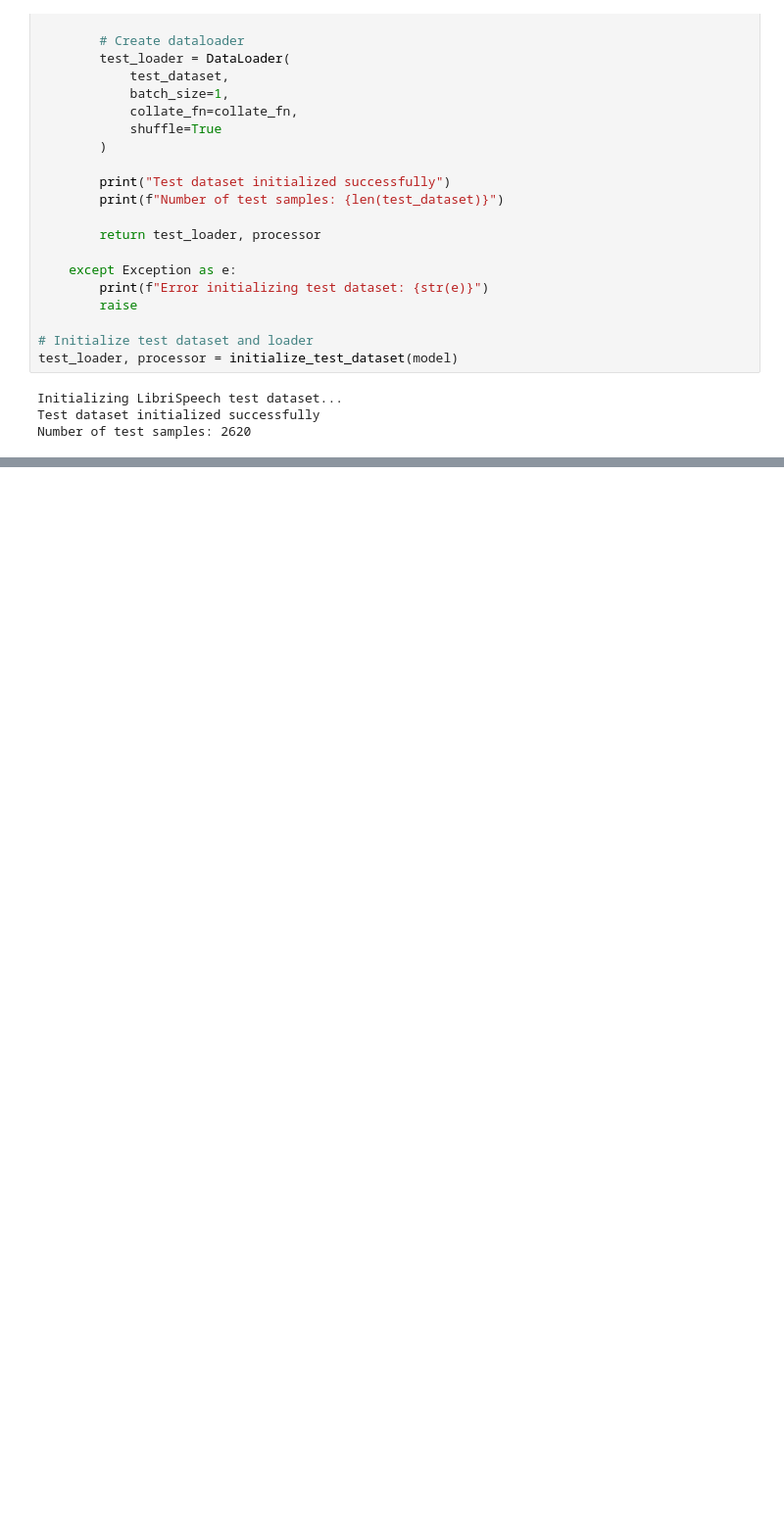
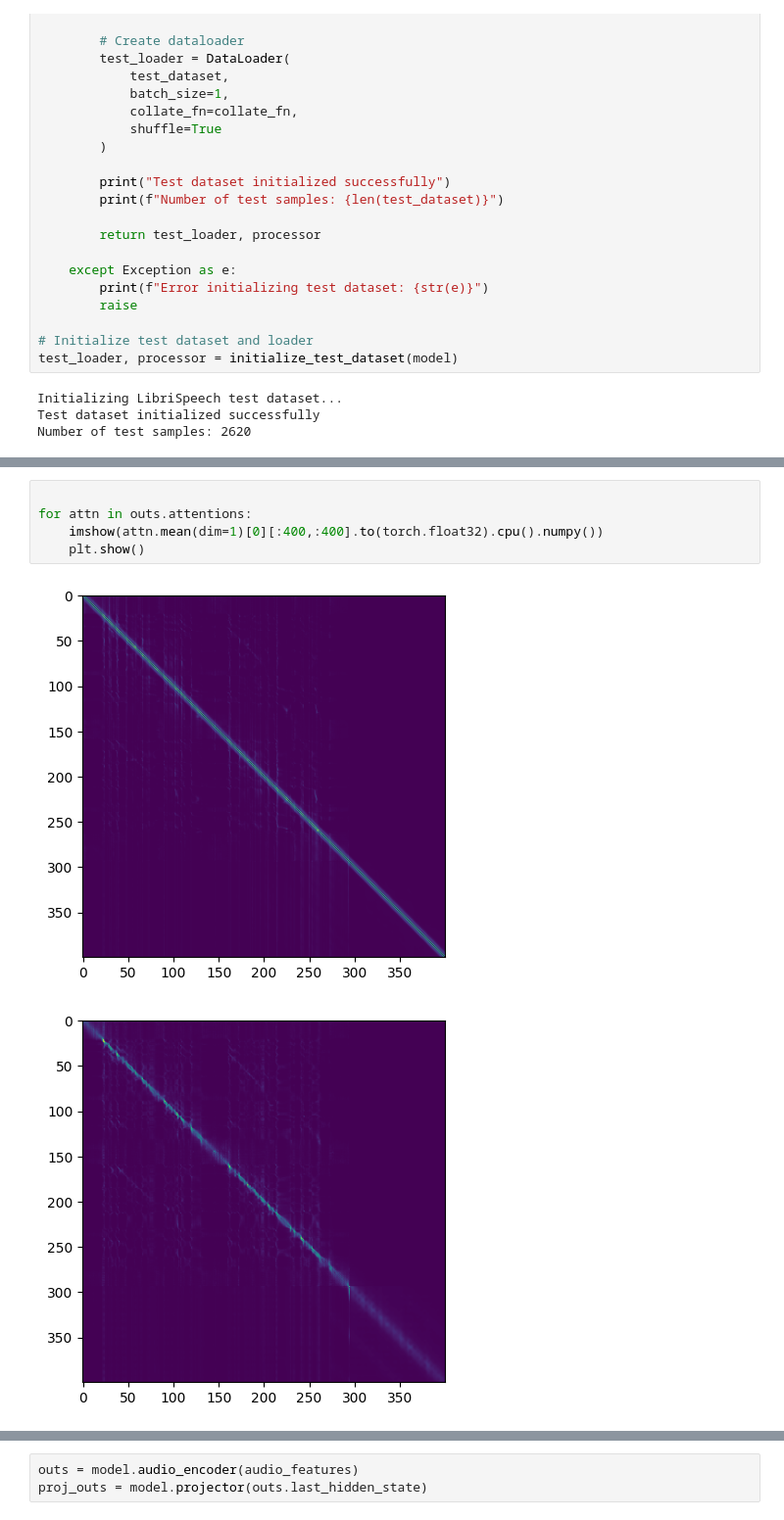
Before and after one commit to thorhojhus/multimodal-alignment, a Jupyter notebook: notebooks/load_and_run_model_from_checkpoint.ipynb, the cells around one changed output, grey strips where cells are left out. Shown at 98% size. Drawn from its saved outputs; the diff is of its cells as text; blank space fills up the shorter version.

```diff
--- a/notebooks/load_and_run_model_from_checkpoint.ipynb
+++ b/notebooks/load_and_run_model_from_checkpoint.ipynb
@@ -229,0 +277,8 @@ Ground truth: Find some Cresswells there big plantations rated at two hundred an
+# %%
+
+for attn in outs.attentions:
+    imshow(attn.mean(dim=1)[0][:400,:400].to(torch.float32).cpu().numpy())
+    plt.show()
+# %% [output]
+[figure, added]
+[figure, added]
@@ -229,0 +289,3 @@ Ground truth: Find some Cresswells there big plantations rated at two hundred an
+# %%
+outs = model.audio_encoder(audio_features)
+proj_outs = model.projector(outs.last_hidden_state)
```
Also changed, not shown: parts of 18 cells of this notebook, 2 other files.
